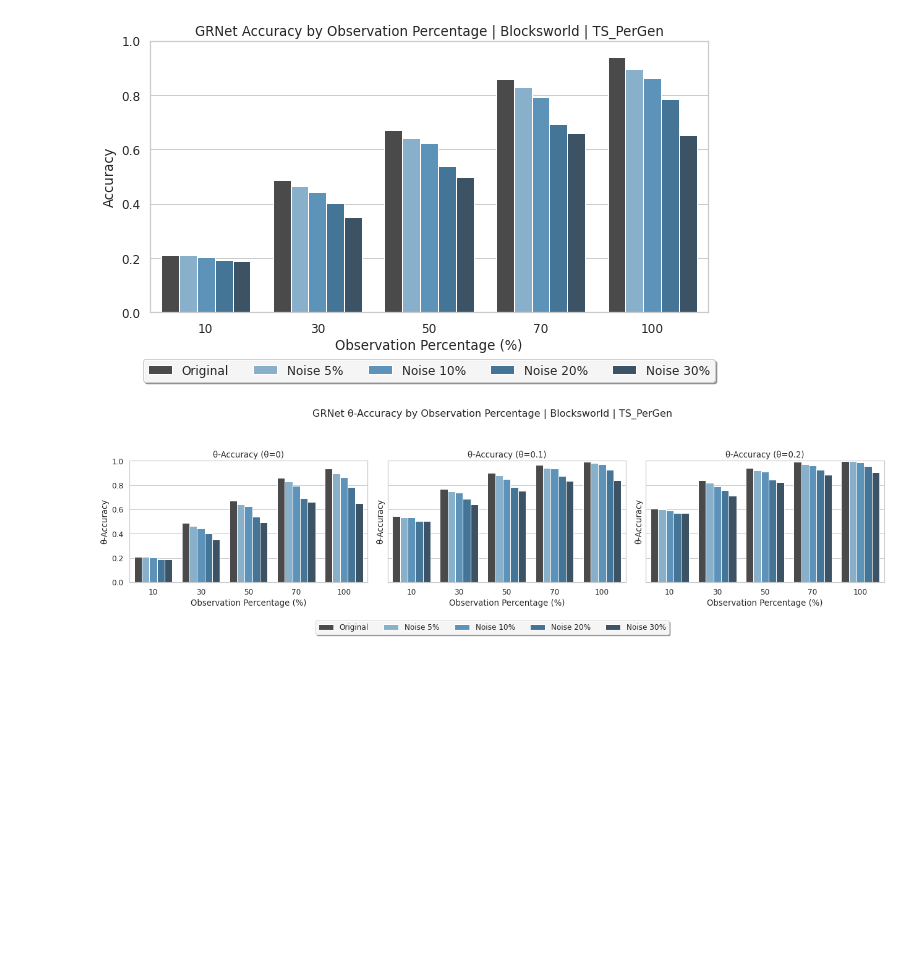
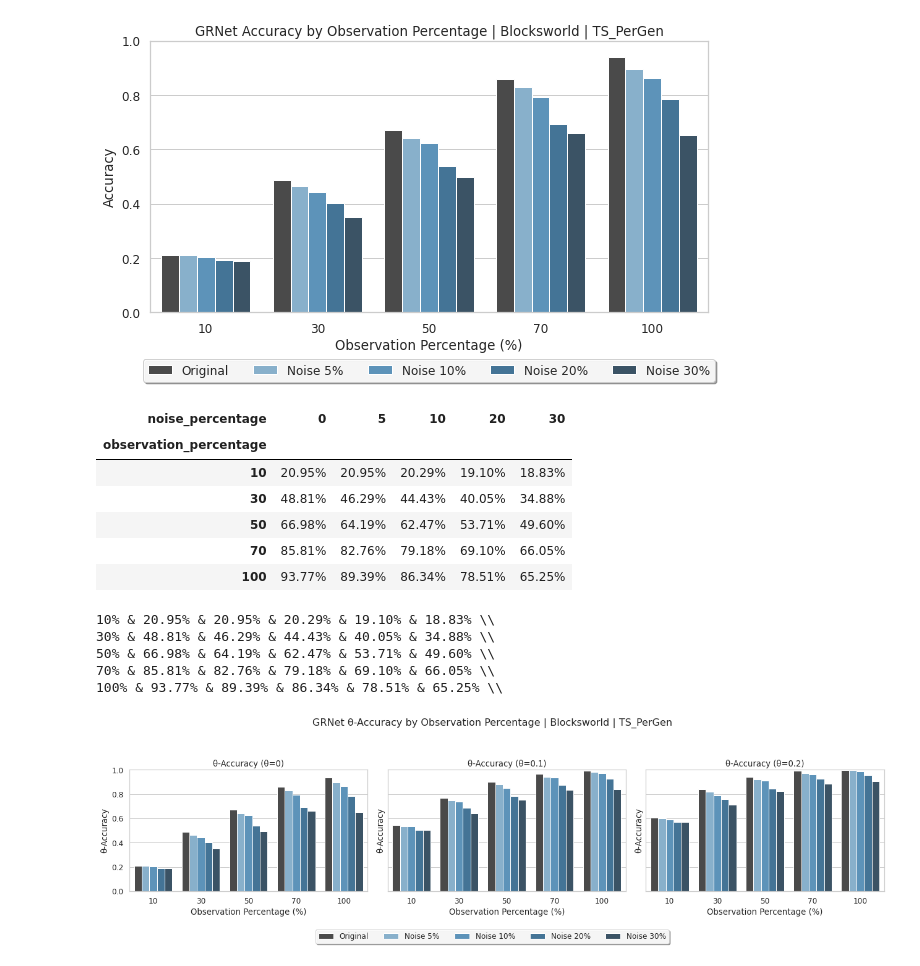
Before and after one commit to MechaMic38/GRNet, a Jupyter notebook: code/GRNet_approach.ipynb, the cells around one changed output. Cells and saved outputs as stored; diff of their text form; code cells hidden in the pictures; blank space fills up the shorter version.

```diff
--- a/code/GRNet_approach.ipynb
+++ b/code/GRNet_approach.ipynb
@@ -1856,6 +1857,57 @@ plt.legend(
 plt.show()
 # %% [output]
 [figure]
+# %%
+# Build the corresponding GR-Accuracy table for the combined results
+original_tmp_df = original_accuracy_df.copy()
+original_tmp_df["noise_percentage"] = 0
+
+combined_accuracy_df = pd.concat(
+    [original_tmp_df, noisy_accuracy_df],
+    ignore_index=True
+)
+
+# Build new dataframe for better visualization
+summary_rows = []
+for index, row in combined_accuracy_df.iterrows():
+    summary_rows.append({
+        'observation_percentage': row['observation_percentage'],
+        'noise_percentage': row['noise_percentage'],
+        'accuracy': row["accuracy"]
+    })
+
+summary_df = pd.DataFrame(summary_rows)
+
+# Create a pivot table for better visualization
+pivot_table = summary_df.pivot_table(
+    index='observation_percentage',
+    columns='noise_percentage',
+    values='accuracy'
+)
+pivot_table = pivot_table.applymap(lambda x: f"{x*100:.2f}%")  # Round values for better readability
+
+pivot_table
+# %% [output]
+| noise_percentage | 0 | 5 | 10 | 20 | 30 |
+| observation_percentage |  |  |  |  |  |
+| 10 | 20.95% | 20.95% | 20.29% | 19.10% | 18.83% |
+| 30 | 48.81% | 46.29% | 44.43% | 40.05% | 34.88% |
+| 50 | 66.98% | 64.19% | 62.47% | 53.71% | 49.60% |
+| 70 | 85.81% | 82.76% | 79.18% | 69.10% | 66.05% |
+| 100 | 93.77% | 89.39% | 86.34% | 78.51% | 65.25% |
+# %%
+for obs_perc in sorted(summary_df['observation_percentage'].unique()):
+    row_data = [f"{obs_perc}%"]
+    for noise_perc in sorted(summary_df['noise_percentage'].unique()):
+        value = pivot_table.loc[obs_perc, noise_perc]
+        row_data.append(value)
+    print(" & ".join(row_data) + " \\\\")
+# %% [output]
+10% & 20.95% & 20.95% & 20.29% & 19.10% & 18.83% \\
+30% & 48.81% & 46.29% & 44.43% & 40.05% & 34.88% \\
+50% & 66.98% & 64.19% & 62.47% & 53.71% & 49.60% \\
+70% & 85.81% & 82.76% & 79.18% & 69.10% & 66.05% \\
+100% & 93.77% & 89.39% & 86.34% & 78.51% & 65.25% \\
 # %%
 original_tmp_df = original_accuracy_df.copy()
 original_tmp_df["noise_percentage"] = 0
```
Also changed, not shown: parts of 5 cells of this notebook, 11 other files.
